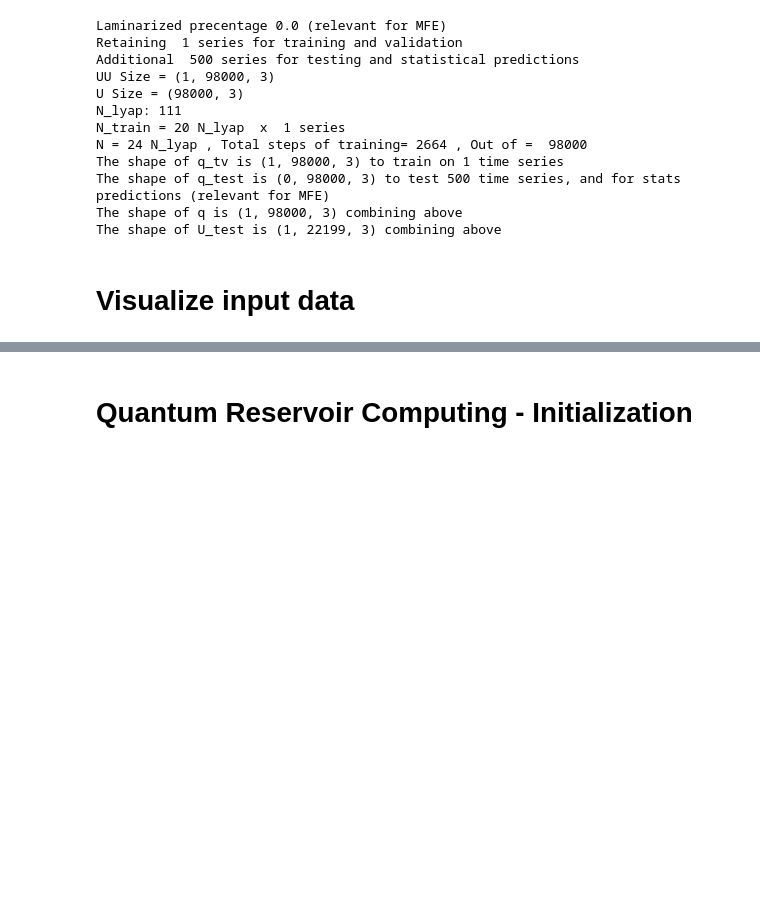
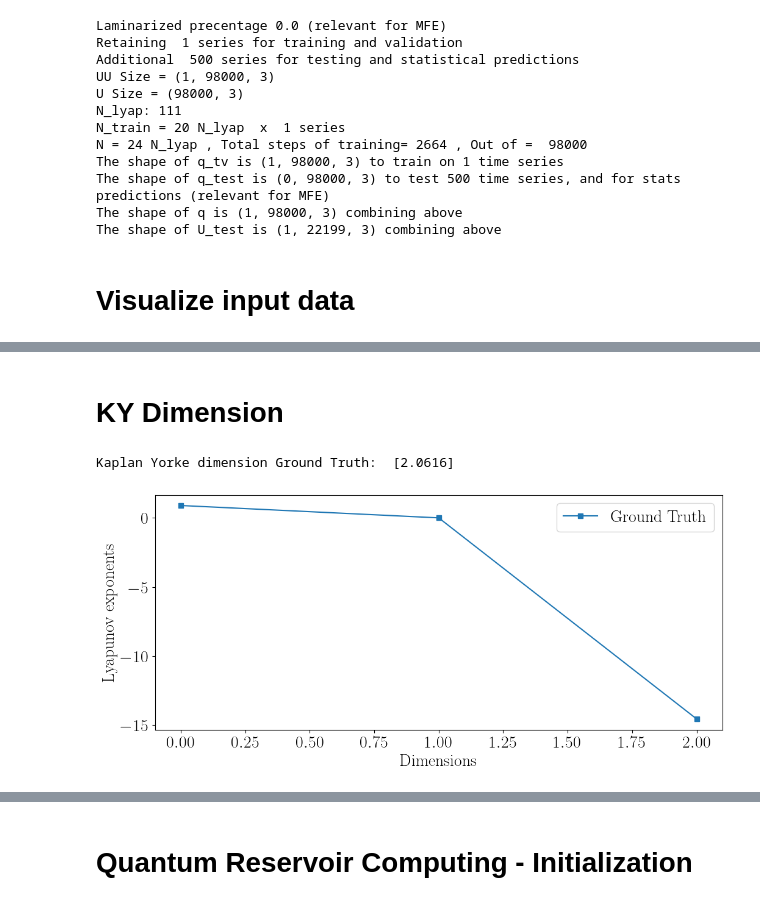
Before and after one commit to MagriLab/Stability_QRC_GS, a Jupyter notebook: src/Notebook.ipynb, the cells around one changed output, grey strips where cells are left out. Drawn from its saved outputs; the diff is of its cells as text; code cells hidden in the pictures; blank space fills up the shorter version.

```diff
--- a/src/Notebook.ipynb
+++ b/src/Notebook.ipynb
@@ -483,0 +255,24 @@ Realization    : 5
+# %% [markdown]
+# KY Dimension
+# %%
+cmap = plt.get_cmap('BuPu_r')
+colors = [cmap(i) for i in np.linspace(0, 0.5, ensemble)]
+LEs_true = []
+for i in range(ensemble):
+    LEs_plot = LEs[-1]
+    plt.plot(LEs_plot,marker='s',label='Ground Truth')
+    LEs_true += [LEs_plot]
+plt.xlabel("Dimensions")
+plt.ylabel("Lyapunov exponents")
+plt.legend()
+
+KY_true = []
+for i in range(ensemble):
+    KY_true += [ky_dimension(LEs_true[i])]
+
+print('Kaplan Yorke dimension Ground Truth: ', np.round(KY_true,4))
+
+plt.show()
+# %% [output]
+Kaplan Yorke dimension Ground Truth:  [2.0616]
+[figure, added]
```
Also changed, not shown: parts of 36 cells of this notebook, 1 other file.
